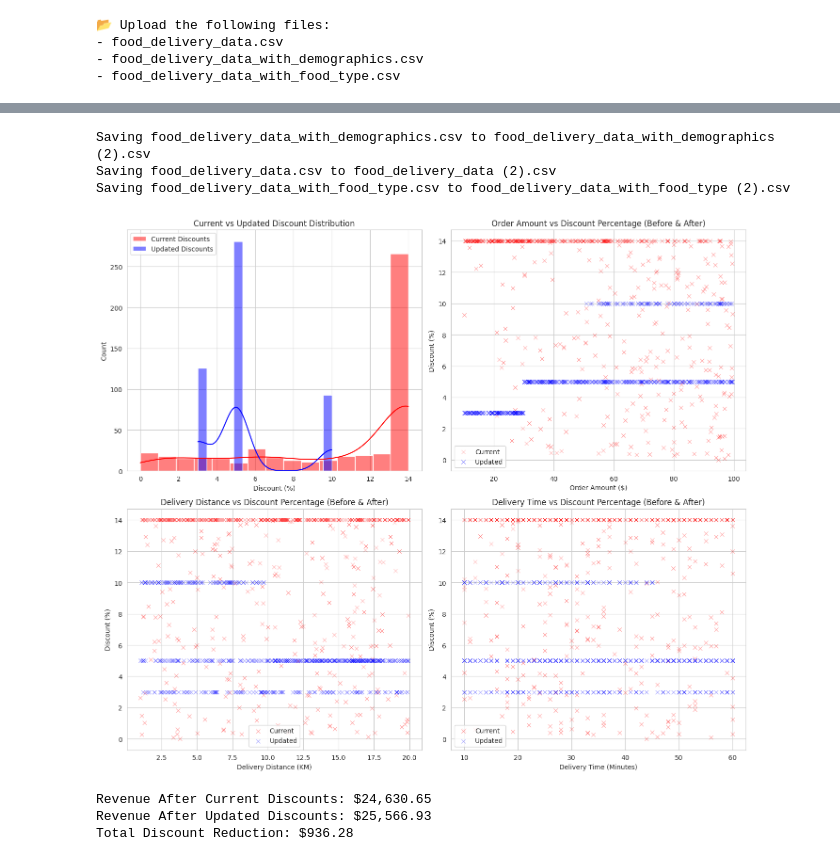
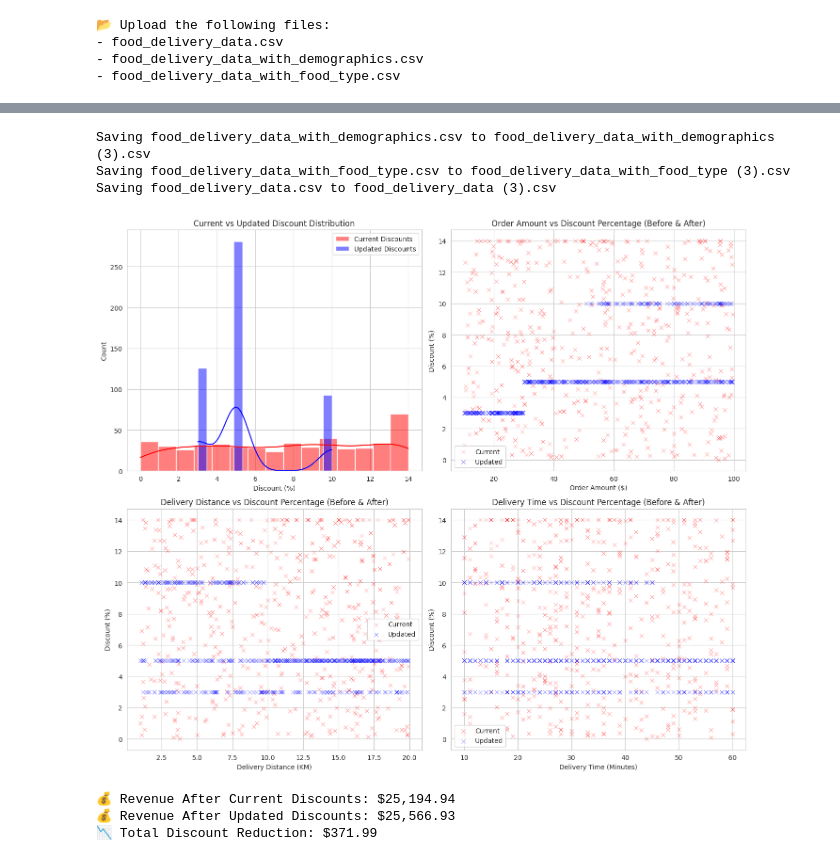
Before and after one commit to darshtripathi10/EY_CASESTUDY_ANALYSIS, a Jupyter notebook: EY_FOOD_CASESTUDY.ipynb, the cells around one changed output, grey strips where cells are left out. Drawn from its saved outputs; the diff is of its cells as text; code cells hidden in the pictures.

```diff
--- a/EY_FOOD_CASESTUDY.ipynb
+++ b/EY_FOOD_CASESTUDY.ipynb
@@ -1,38 +1,38 @@
 # %% [markdown]
 <a href="https://colab.research.google.com/github/darshtripathi10/EY_CASESTUDY_ANALYSIS/blob/main/EY_FOOD_CASESTUDY.ipynb" target="_parent"><img src="https://colab.research.google.com/assets/colab-badge.svg" alt="Open In Colab"/></a>
 # %%
-# Step 1: Install Required Libraries (if not installed)
+# ✅ Step 1: Install Required Libraries (if not installed)
 !pip install pandas matplotlib seaborn --quiet
 
-#  Step 2: Import Necessary Libraries
+# ✅ Step 2: Import Necessary Libraries
 import pandas as pd
 import matplotlib.pyplot as plt
 import seaborn as sns
 from google.colab import files
 
-#  Step 3: Upload CSV Files
+# ✅ Step 3: Upload CSV Files
 print("📂 Upload the following files: \n- food_delivery_data.csv \n- food_delivery_data_with_demographics.csv \n- food_delivery_data_with_food_type.csv")
 uploaded = files.upload()
 
-#  Step 4: Load the Datasets
+# ✅ Step 4: Load the Datasets
 df_orders = pd.read_csv("food_delivery_data.csv")
 df_demographics = pd.read_csv("food_delivery_data_with_demographics.csv")
 df_food = pd.read_csv("food_delivery_data_with_food_type.csv")
 
-#  Step 5: Merge All Datasets
+# ✅ Step 5: Merge All Datasets
 df = df_orders.merge(df_demographics, on=["OrderID", "CustomerID", "OrderDate"], how="left")
 df = df.merge(df_food, on=["OrderID", "CustomerID", "OrderDate"], how="left")
 
-#  Step 6: Data Cleaning
+# ✅ Step 6: Data Cleaning
 df["OrderAmount"] = df["OrderAmount"].replace("[$,]", "", regex=True).astype(float)
 
 # Convert DiscountApplied to percentage
-df["DiscountPercentage"] = (df["DiscountApplied"] / df["OrderAmount"]) * 100
+df["DiscountPercentage"] = df["DiscountApplied"]
 
 # Ensure discount percentage is within 0-14%
 df["DiscountPercentage"] = df["DiscountPercentage"].clip(0, 14)
 
-#  Step 7: Define the Final Discount Strategy Function
+# ✅ Step 7: Define the Final Discount Strategy Function
 def final_discount_strategy(order_amount, delivery_distance, delivery_time, gender, food_type, referral_status):
     # Base Discount (3-5-10% Model)
     if order_amount < 30:
@@ -75,7 +75,7 @@ def final_discount_strategy(order_amount, delivery_distance, delivery_time, gend
     # Cap final discount at 14% to avoid excessive discounts
     return min(base_discount, 14)
 
-#  Step 8: Apply the Final Discount Strategy to the Dataset
+# ✅ Step 8: Apply the Final Discount Strategy to the Dataset
 df["UpdatedDiscountPercentage"] = df.apply(
     lambda row: final_discount_strategy(
         row["OrderAmount"], row["DeliveryDistanceKM"], row["DeliveryTimeMin"],
@@ -83,18 +83,18 @@ df["UpdatedDiscountPercentage"] = df.apply(
     ), axis=1
 )
 
-#  Step 9: Generate Comparison Visualizations
+# ✅ Step 9: Generate Comparison Visualizations
 sns.set_style("whitegrid")
 fig, axes = plt.subplots(2, 2, figsize=(14, 12))
 
-# Discount Distribution (Current vs Updated)
+# 1️⃣ Discount Distribution (Current vs Updated)
 sns.histplot(df["DiscountPercentage"], bins=15, kde=True, ax=axes[0, 0], color="red", label="Current Discounts")
 sns.histplot(df["UpdatedDiscountPercentage"], bins=15, kde=True, ax=axes[0, 0], color="blue", label="Updated Discounts")
 axes[0, 0].set_title("Current vs Updated Discount Distribution")
 axes[0, 0].set_xlabel("Discount (%)")
 axes[0, 0].legend()
 
-# Order Amount vs Discount Percentage
+# 2️⃣ Order Amount vs Discount Percentage
 sns.scatterplot(data=df, x="OrderAmount", y="DiscountPercentage", alpha=0.6, ax=axes[0, 1], color="red", marker='x', label="Current")
 sns.scatterplot(data=df, x="OrderAmount", y="UpdatedDiscountPercentage", alpha=0.6, ax=axes[0, 1], color="blue", marker='x', label="Updated")
 axes[0, 1].set_title("Order Amount vs Discount Percentage (Before & After)")
@@ -102,48 +102,48 @@ axes[0, 1].set_xlabel("Order Amount ($)")
 axes[0, 1].set_ylabel("Discount (%)")
 axes[0, 1].legend()
 
-# Delivery Distance vs Discount Percentage
+# 3️⃣ Delivery Distance vs Discount Percentage
 sns.scatterplot(data=df, x="DeliveryDistanceKM", y="DiscountPercentage", alpha=0.6, ax=axes[1, 0], color="red", marker='x', label="Current")
 sns.scatterplot(data=df, x="DeliveryDistanceKM", y="UpdatedDiscountPercentage", alpha=0.6, ax=axes[1, 0], color="blue", marker='x', label="Updated")
 axes[1, 0].set_title("Delivery Distance vs Discount Percentage (Before & After)")
 axes[1, 0].set_xlabel("Delivery Distance (KM)")
 axes[1, 0].set_ylabel("Discount (%)")
 axes[1, 0].legend()
 
-# Delivery Time vs Discount Percentage
+# 4️⃣ Delivery Time vs Discount Percentage
 sns.scatterplot(data=df, x="DeliveryTimeMin", y="DiscountPercentage", alpha=0.6, ax=axes[1, 1], color="red", marker='x', label="Current")
 sns.scatterplot(data=df, x="DeliveryTimeMin", y="UpdatedDiscountPercentage", alpha=0.6, ax=axes[1, 1], color="blue", marker='x', label="Updated")
 axes[1, 1].set_title("Delivery Time vs Discount Percentage (Before & After)")
 axes[1, 1].set_xlabel("Delivery Time (Minutes)")
 axes[1, 1].set_ylabel("Discount (%)")
 axes[1, 1].legend()
 
 plt.tight_layout()
 plt.show()
 
-# Step 10: Financial Impact Analysis
+# ✅ Step 10: Financial Impact Analysis
 df["CurrentDiscountAmount"] = (df["DiscountPercentage"] / 100) * df["OrderAmount"]
 df["UpdatedDiscountAmount"] = (df["UpdatedDiscountPercentage"] / 100) * df["OrderAmount"]
 
 # Compute total revenue before and after discounting
 total_revenue = df["OrderAmount"].sum()
 revenue_after_current_discounts = total_revenue - df["CurrentDiscountAmount"].sum()
 revenue_after_updated_discounts = total_revenue - df["UpdatedDiscountAmount"].sum()
 
 # Display financial impact
-print(f"Revenue After Current Discounts: ${revenue_after_current_discounts:,.2f}")
-print(f"Revenue After Updated Discounts: ${revenue_after_updated_discounts:,.2f}")
-print(f"Total Discount Reduction: ${df['CurrentDiscountAmount'].sum() - df['UpdatedDiscountAmount'].sum():,.2f}")
+print(f"💰 Revenue After Current Discounts: ${revenue_after_current_discounts:,.2f}")
+print(f"💰 Revenue After Updated Discounts: ${revenue_after_updated_discounts:,.2f}")
+print(f"📉 Total Discount Reduction: ${df['CurrentDiscountAmount'].sum() - df['UpdatedDiscountAmount'].sum():,.2f}")
 # %% [output]
 📂 Upload the following files:
 - food_delivery_data.csv
 - food_delivery_data_with_demographics.csv
 - food_delivery_data_with_food_type.csv
 [interactive output not drawn]
-Saving food_delivery_data_with_demographics.csv to food_delivery_data_with_demographics (2).csv
-Saving food_delivery_data.csv to food_delivery_data (2).csv
-Saving food_delivery_data_with_food_type.csv to food_delivery_data_with_food_type (2).csv
+Saving food_delivery_data_with_demographics.csv to food_delivery_data_with_demographics (3).csv
+Saving food_delivery_data_with_food_type.csv to food_delivery_data_with_food_type (3).csv
+Saving food_delivery_data.csv to food_delivery_data (3).csv
-[figure, old version]
+[figure, new version]
-Revenue After Current Discounts: $24,630.65
-Revenue After Updated Discounts: $25,566.93
-Total Discount Reduction: $936.28
+💰 Revenue After Current Discounts: $25,194.94
+💰 Revenue After Updated Discounts: $25,566.93
+📉 Total Discount Reduction: $371.99
```
